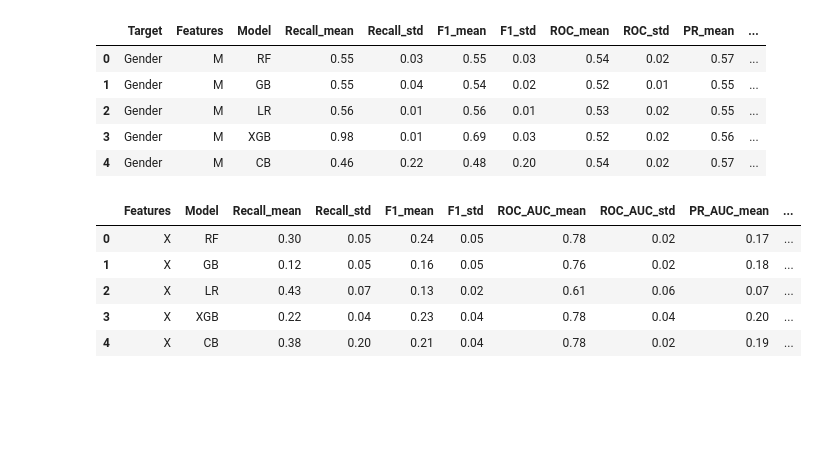
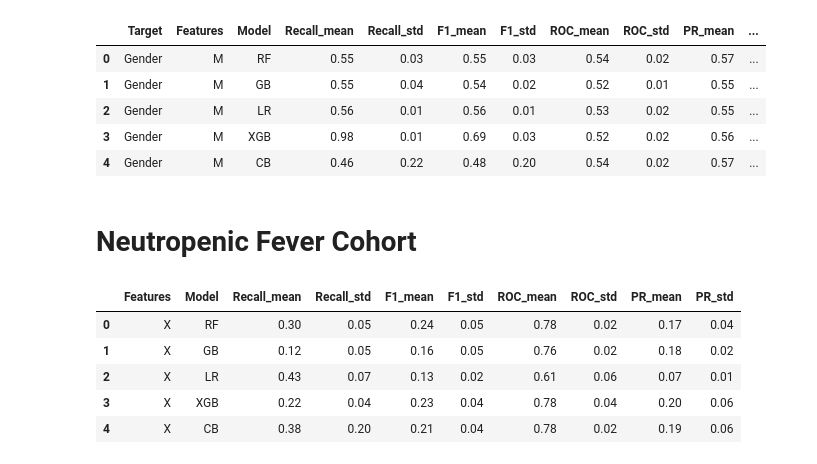
Before and after one commit to Crazz-Zaac/informative-missingness, a Jupyter notebook: project/notebooks/test.ipynb, the cells around one changed output. Saved outputs shown, nothing was run; the diff lists cells and outputs as text; code cells hidden in the pictures; blank space fills up the shorter version.

```diff
--- a/project/notebooks/test.ipynb
+++ b/project/notebooks/test.ipynb
@@ -139,3 +378,5 @@ apl_demographic_df.head()
+# %% [markdown]
+# Neutropenic Fever Cohort
 # %%
 import pandas as pd
 
@@ -164,38 +405,38 @@ nf_data = [
     # Features XD
     ("XD", "RF", 0.31, 0.06, 0.24, 0.06, 0.78, 0.02, 0.18, 0.05),
     ("XD", "GB", 0.12, 0.02, 0.16, 0.01, 0.76, 0.05, 0.17, 0.03),
     ("XD", "LR", 0.43, 0.07, 0.13, 0.02, 0.61, 0.06, 0.07, 0.01),
     ("XD", "XGB", 0.30, 0.12, 0.25, 0.06, 0.77, 0.04, 0.20, 0.07),
     ("XD", "CB", 0.48, 0.15, 0.23, 0.04, 0.78, 0.02, 0.20, 0.07),
 
     # Features MD
     ("MD", "RF", 0.41, 0.05, 0.18, 0.03, 0.72, 0.04, 0.11, 0.02),
     ("MD", "GB", 0.26, 0.07, 0.17, 0.07, 0.68, 0.03, 0.12, 0.05),
     ("MD", "LR", 0.26, 0.04, 0.15, 0.02, 0.65, 0.03, 0.08, 0.02),
     ("MD", "XGB", 0.39, 0.14, 0.16, 0.03, 0.69, 0.06, 0.11, 0.01),
     ("MD", "CB", 0.52, 0.18, 0.17, 0.04, 0.72, 0.06, 0.11, 0.03),
 
     # Features XMD
     ("XMD", "RF", 0.84, 0.04, 0.60, 0.03, 0.84, 0.02, 0.62, 0.04),
     ("XMD", "GB", 0.15, 0.05, 0.19, 0.07, 0.76, 0.03, 0.18, 0.10),
     ("XMD", "LR", 0.69, 0.05, 0.46, 0.01, 0.68, 0.02, 0.37, 0.00),
     ("XMD", "XGB", 0.28, 0.14, 0.25, 0.10, 0.77, 0.03, 0.20, 0.08),
     ("XMD", "CB", 0.49, 0.22, 0.23, 0.02, 0.79, 0.02, 0.20, 0.03),
 ]
 
 nf_df = pd.DataFrame(nf_data, columns=[
     "Features", "Model",
     "Recall_mean", "Recall_std",
     "F1_mean", "F1_std",
-    "ROC_AUC_mean", "ROC_AUC_std",
-    "PR_AUC_mean", "PR_AUC_std"
+    "ROC_mean", "ROC_std",
+    "PR_mean", "PR_std"
 ])
 
 nf_df.head()
 # %% [output]
-|  | Features | Model | Recall_mean | Recall_std | F1_mean | F1_std | ROC_AUC_mean | ROC_AUC_std | PR_AUC_mean | ... |
-| 0 | X | RF | 0.30 | 0.05 | 0.24 | 0.05 | 0.78 | 0.02 | 0.17 | ... |
-| 1 | X | GB | 0.12 | 0.05 | 0.16 | 0.05 | 0.76 | 0.02 | 0.18 | ... |
-| 2 | X | LR | 0.43 | 0.07 | 0.13 | 0.02 | 0.61 | 0.06 | 0.07 | ... |
-| 3 | X | XGB | 0.22 | 0.04 | 0.23 | 0.04 | 0.78 | 0.04 | 0.20 | ... |
-| 4 | X | CB | 0.38 | 0.20 | 0.21 | 0.04 | 0.78 | 0.02 | 0.19 | ... |
+|  | Features | Model | Recall_mean | Recall_std | F1_mean | F1_std | ROC_mean | ROC_std | PR_mean | PR_std |
+| 0 | X | RF | 0.30 | 0.05 | 0.24 | 0.05 | 0.78 | 0.02 | 0.17 | 0.04 |
+| 1 | X | GB | 0.12 | 0.05 | 0.16 | 0.05 | 0.76 | 0.02 | 0.18 | 0.02 |
+| 2 | X | LR | 0.43 | 0.07 | 0.13 | 0.02 | 0.61 | 0.06 | 0.07 | 0.01 |
+| 3 | X | XGB | 0.22 | 0.04 | 0.23 | 0.04 | 0.78 | 0.04 | 0.20 | 0.06 |
+| 4 | X | CB | 0.38 | 0.20 | 0.21 | 0.04 | 0.78 | 0.02 | 0.19 | 0.06 |
```
Also changed, not shown: parts of 6 cells of this notebook, 21 other files.
